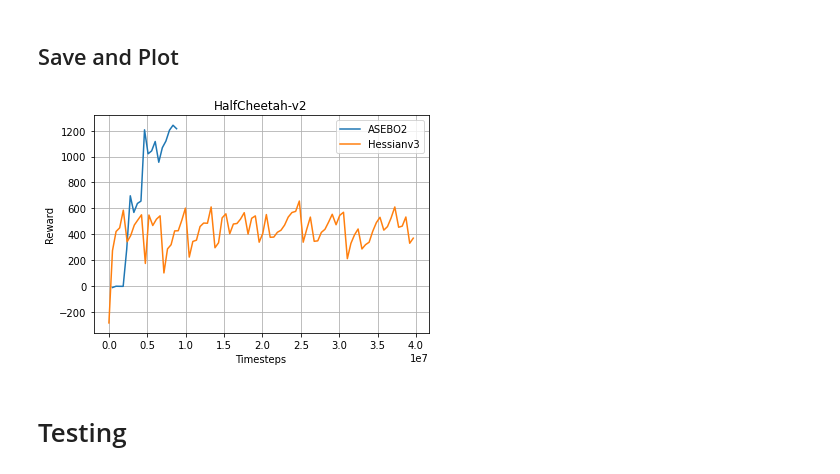
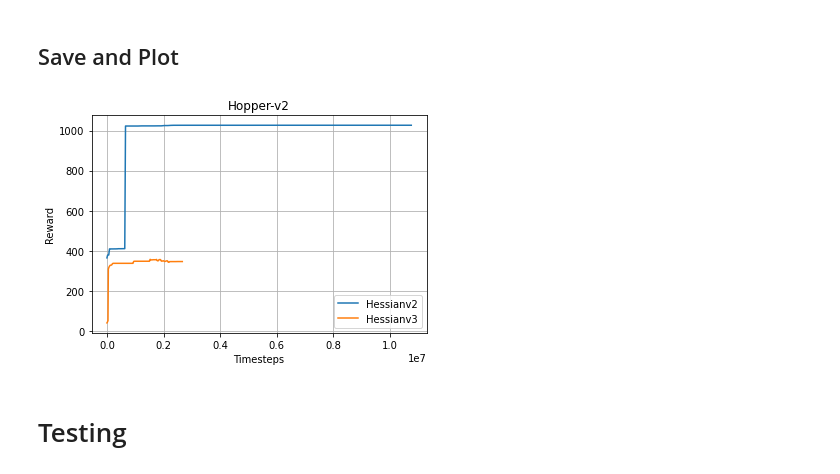
Before and after one commit to outingting/Project6617, a Jupyter notebook: RL experiment (for Running experiments).ipynb, the cells around one changed output. Cells and saved outputs as stored; diff of their text form; code cells hidden in the pictures.

```diff
--- a/RL experiment (for Running experiments).ipynb
+++ b/RL experiment (for Running experiments).ipynb
@@ -199,10 +207,10 @@ hessian_dfv3 = pd.read_csv("./data/Swimmer-v2Linear_h16_lr1_num_sensings32_sampl
 
 title = "Hopper-v2"
 # asebo_df = pd.read_csv("./data/Hopper-v2Linear_h16_lr0.05_num_sensings66__asebo/Seed0.csv")
-asebo_df = pd.read_csv("./data/Hopper-v2Linear_h16_lr0.05_num_sensings66_sampleFromInvHFalse_asebo/Seed3.csv")
-hessian_df = pd.read_csv("./data/Hopper-v2Linear_h16_lr1_num_sensings66__hessianES/Seed0.csv")
-hessian_dfv2 = pd.read_csv("./data/Hopper-v2Linear_h16_lr1_num_sensings66_sampleFromInvHFalse_hessianES/Seed3.csv")
-hessian_dfv3 = pd.read_csv("./data/Hopper-v2Linear_h16_lr1_num_sensings66_sampleFromInvHFalse_hessianES/Seed2.csv")
+# asebo_df = pd.read_csv("./data/Hopper-v2Linear_h16_lr0.05_num_sensings66_sampleFromInvHFalse_asebo/Seed3.csv")
+# hessian_df = pd.read_csv("./data/Hopper-v2Linear_h16_lr1_num_sensings66__hessianES/Seed0.csv")
+hessian_dfv2 = pd.read_csv("./data/Hopper-v2Toeplitz_h16_lr1_num_sensings214_sigma_0.1_normalizeTrue_hessianES/Seed0.csv")
+hessian_dfv3 = pd.read_csv("./data/Hopper-v2Toeplitz_h16_lr1_num_sensings214_sigma_0.1_normalizeFalse_hessianES/Seed0.csv")
 
 
 # title = "Reacher-v2"
@@ -212,12 +220,12 @@ hessian_dfv3 = pd.read_csv("./data/Hopper-v2Linear_h16_lr1_num_sensings66_sample
 # hessian_dfv3 = None
 
 
-title = "HalfCheetah-v2"
+# title = "HalfCheetah-v2"
 # asebo_df = pd.read_csv("./data/HalfCheetah-v2Linear_h16_lr0.05_num_sensings204__asebo/Seed0.csv")
-asebo_df2 = pd.read_csv("./data/HalfCheetah-v2Toeplitz_h16_lr0.05_num_sensings232_sampleFromInvHFalse_asebo/Seed1.csv")
+# asebo_df2 = pd.read_csv("./data/HalfCheetah-v2Toeplitz_h16_lr0.05_num_sensings232_sampleFromInvHFalse_asebo/Seed1.csv")
 # hessian_df = pd.read_csv("./data/HalfCheetah-v2Linear_h16_lr1_num_sensings204__hessianES/Seed0.csv")
 # hessian_dfv2 = pd.read_csv("./data/HalfCheetah-v2Linear_h16_lr1_num_sensings204_v2_hessianES/Seed0.csv")
-hessian_dfv3 = pd.read_csv("./data/HalfCheetah-v2Toeplitz_h16_lr1_num_sensings232_sampleFromInvHFalse_hessianES/Seed1.csv")
+# hessian_dfv3 = pd.read_csv("./data/HalfCheetah-v2Toeplitz_h16_lr1_num_sensings232_sampleFromInvHFalse_hessianES/Seed1.csv")
 
 
 
@@ -228,19 +236,19 @@ hessian_dfv3 = pd.read_csv("./data/HalfCheetah-v2Toeplitz_h16_lr1_num_sensings23
 # %%
 # plt.plot(asebo_ts, asebo_rewards, label="ASEBO")
 # plt.plot(lpgrad_ts, lpgrad_rewards, label="LP gradient")
 
 # sns.lineplot(data=asebo_df, x="Timesteps", y="Reward", label="ASEBO")
-sns.lineplot(data=asebo_df2, x="Timesteps", y="Reward", label="ASEBO2")
+# sns.lineplot(data=asebo_df2, x="Timesteps", y="Reward", label="ASEBO2")
 # sns.lineplot(data=hessian_df, x="Timesteps", y="Reward", label="Hessian")
-# sns.lineplot(data=hessian_dfv2, x="Timesteps", y="Reward", label="Hessianv2")
+sns.lineplot(data=hessian_dfv2, x="Timesteps", y="Reward", label="Hessianv2")
 sns.lineplot(data=hessian_dfv3, x="Timesteps", y="Reward", label="Hessianv3")
 
 plt.grid()
 plt.title(title)
 # plt.xlim(0, 1e7)
 plt.savefig("./plots/%s.png" % title)
 # %% [output]
-[figure, old version]
+[figure, new version]
 # %% [markdown]
 # Testing
 # %%
```
Also changed, not shown: parts of 15 cells of this notebook, 1 other file.
